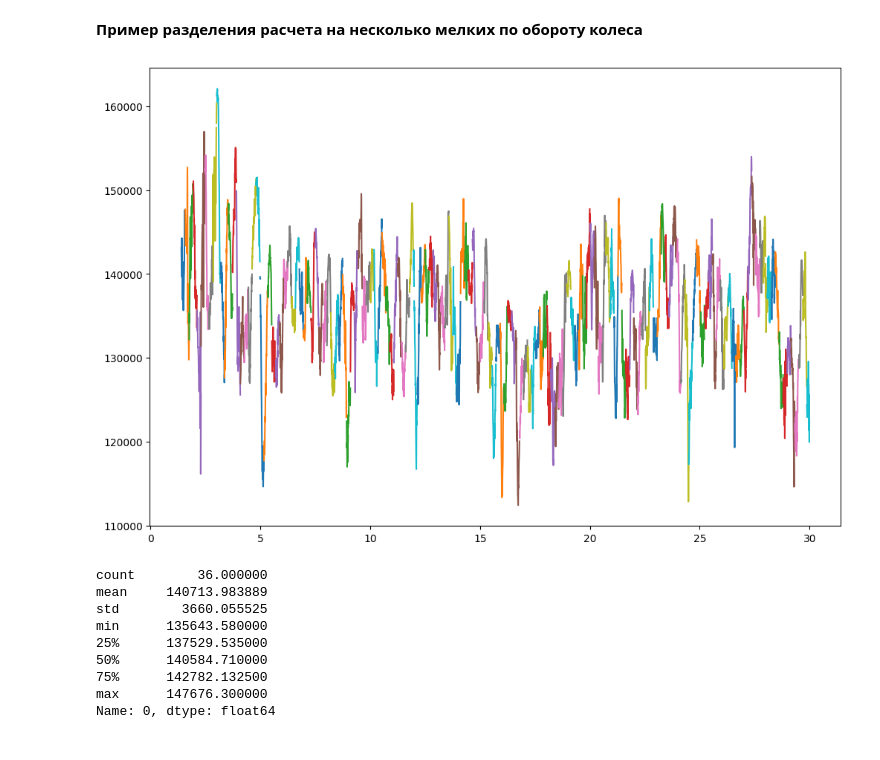
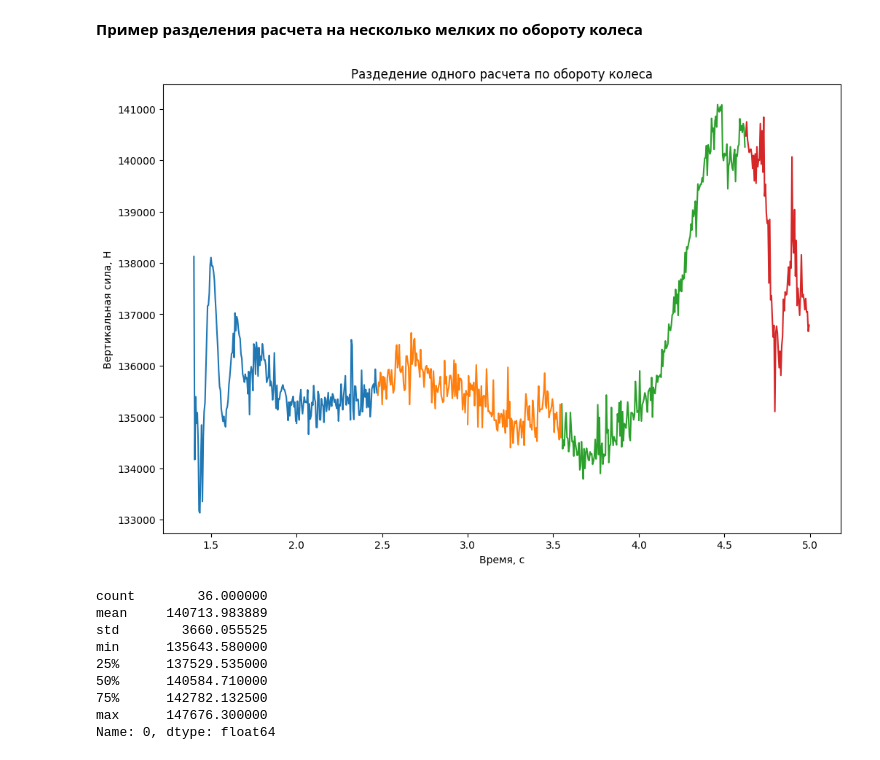
Before and after one commit to daniilgorenkov/Dissertation, a Jupyter notebook: observe.ipynb, the cells around one changed output. Drawn from its saved outputs; the diff is of its cells as text; code cells hidden in the pictures.

```diff
--- a/observe.ipynb
+++ b/observe.ipynb
@@ -494,13 +494,16 @@ def get_splited_dataframe(data:pd.DataFrame,indexes:list) -> pd.DataFrame:
 # %% [markdown]
 **Пример разделения расчета на несколько мелких по обороту колеса**
 # %%
-devided_result = get_splited_dataframe(empty_curve_650_normal_gost[5], indexes_empty_curve_650_normal_gost["empty_curve_650_normal_60_gost"])
+devided_result = get_splited_dataframe(loaded_straight_normal_gost[0], indexes_loaded_straight_normal_gost["loaded_straight_normal_10_gost"])
 
 plt.figure().set_size_inches(12,8)
 plt.plot(devided_result)
+plt.ylabel("Вертикальная сила, Н")
+plt.xlabel("Время, с")
+plt.title("Раздедение одного расчета по обороту колеса")
 plt.show()
 # %% [output]
-[figure, old version]
+[figure, new version]
 # %%
 devided_result["empty_curve_650_normal_60_gost"][0].describe()
 # %% [output]
```
Also changed, not shown: parts of 3 cells of this notebook.
